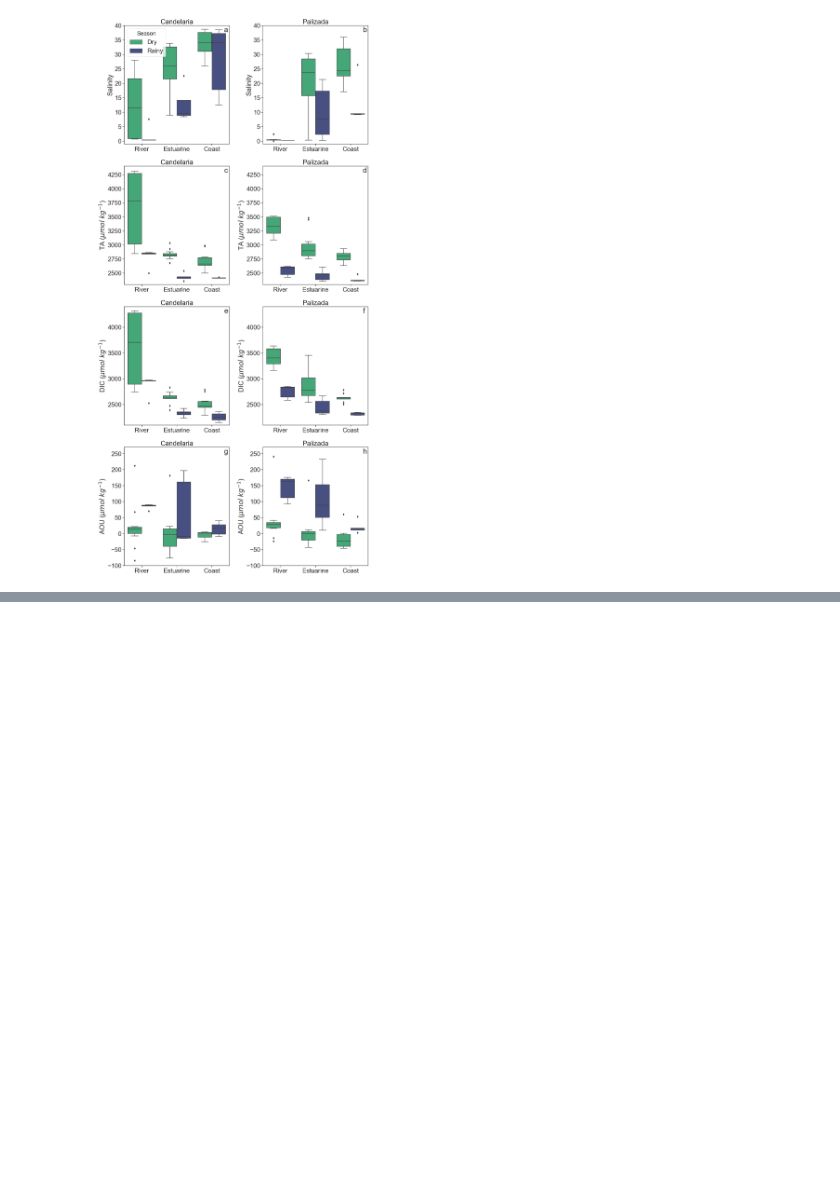
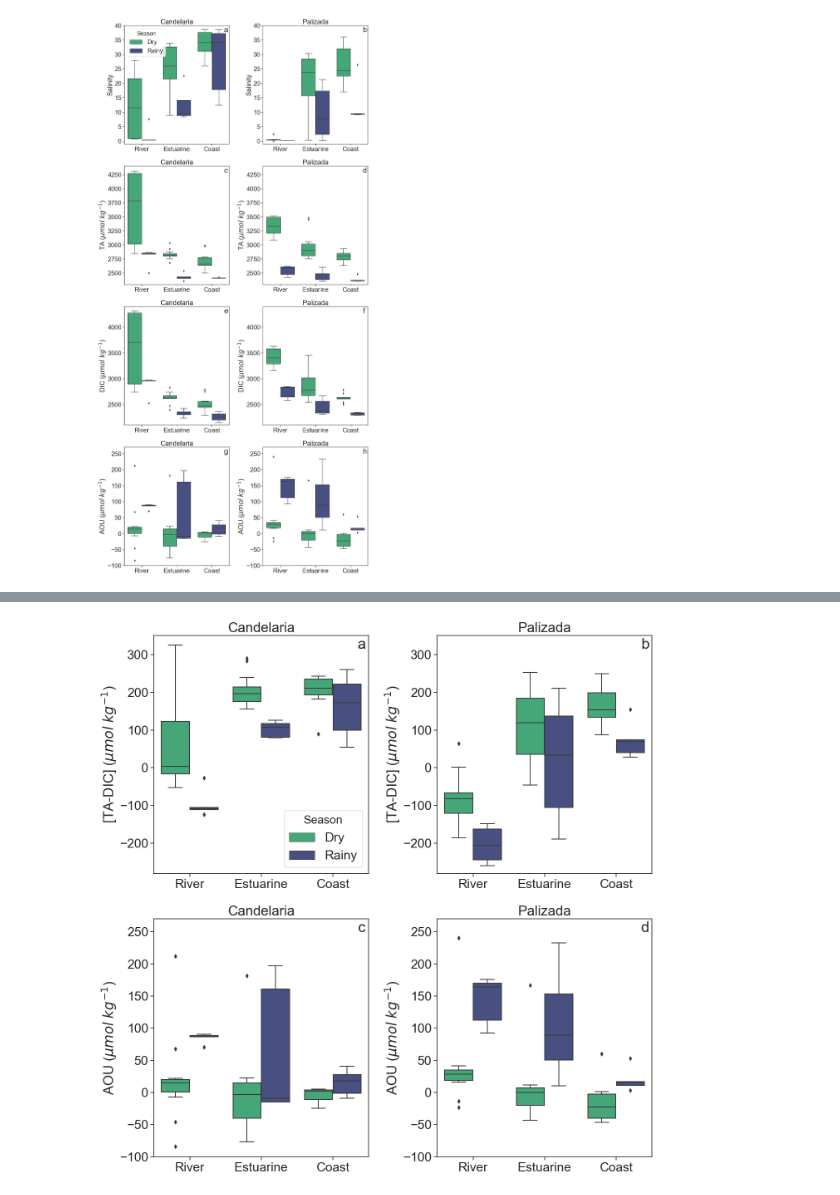
Before and after one commit to gilbertoCM/terminos_lagoon_carbonate, a Jupyter notebook: scrips/TL_2024_box.ipynb, the cells around one changed output, grey strips where cells are left out. Drawn from its saved outputs; the diff is of its cells as text; code cells hidden in the pictures; blank space fills up the shorter version.

```diff
--- a/scrips/TL_2024_box.ipynb
+++ b/scrips/TL_2024_box.ipynb
@@ -278,0 +274,19 @@ plt.savefig("../output_files/02_Fig3.pdf", format='pdf')
+# %%
+TA_DIC_AOU_variables_dict = {
+        "TA-DIC": {
+        "display_name": f'[TA-DIC] ($\mu mol \; kg^{{-1}}$)',
+        "min": -280,
+        "max": 350,
+        },
+    "oxygen_utilization_micromol_kg": {
+        "display_name": f'AOU ($\mu mol \; kg^{{-1}}$)',
+        "min": -100,
+        "max": 270
+        }
+}
+# %%
+plot_variables(CarbonateTL, TA_DIC_AOU_variables_dict)
+
+plt.savefig("../output_files/02_Fig4.pdf", format='pdf')
+# %% [output]
+[figure, added]
```
Also changed, not shown: parts of 2 cells of this notebook, 2 other files.
